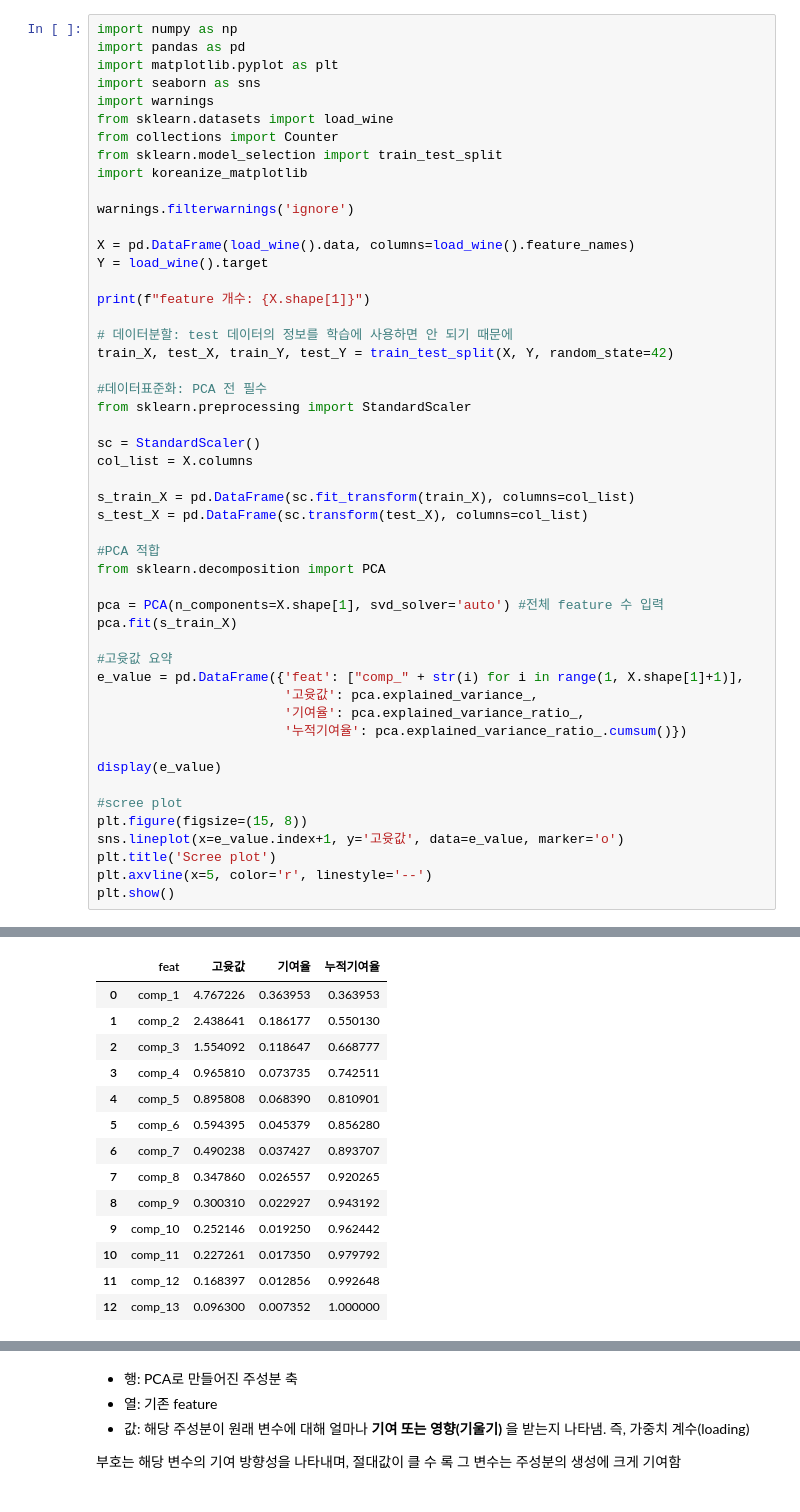
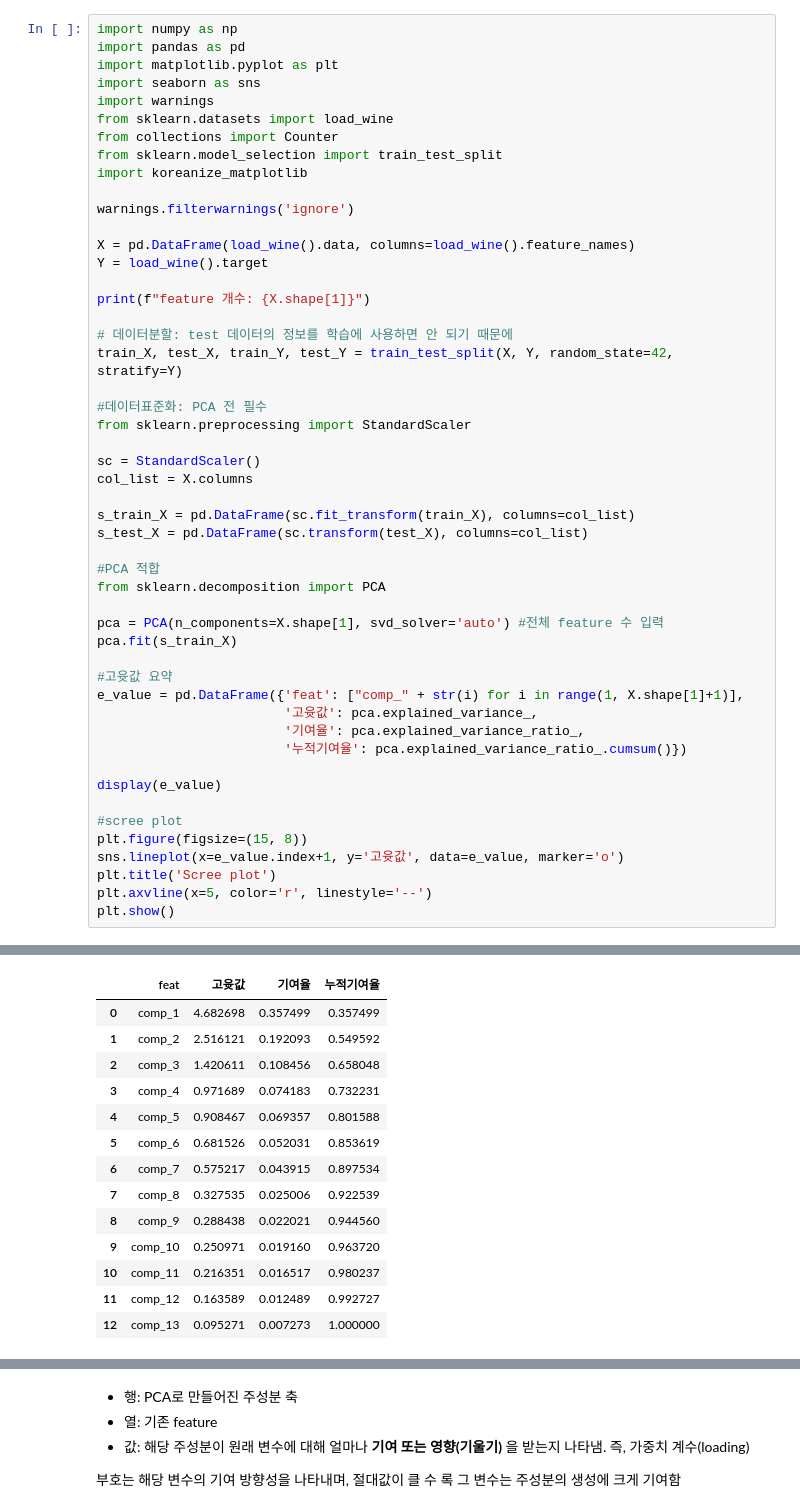
Before and after one commit to qiwerr1004/ADP_go, a Jupyter notebook: final/book/CHAP10.비지도학습.ipynb, the cells around one changed output, grey strips where cells are left out. Drawn from its saved outputs; the diff is of its cells as text.

```diff
--- a/final/book/CHAP10.비지도학습.ipynb
+++ b/final/book/CHAP10.비지도학습.ipynb
@@ -41,50 +41,50 @@ Y = load_wine().target
 print(f"feature 개수: {X.shape[1]}")
 
 # 데이터분할: test 데이터의 정보를 학습에 사용하면 안 되기 때문에
-train_X, test_X, train_Y, test_Y = train_test_split(X, Y, random_state=42)
+train_X, test_X, train_Y, test_Y = train_test_split(X, Y, random_state=42, stratify=Y)
 
 #데이터표준화: PCA 전 필수
 from sklearn.preprocessing import StandardScaler
 
 sc = StandardScaler()
 col_list = X.columns
 
 s_train_X = pd.DataFrame(sc.fit_transform(train_X), columns=col_list)
 s_test_X = pd.DataFrame(sc.transform(test_X), columns=col_list)
 
 #PCA 적합
 from sklearn.decomposition import PCA
 
 pca = PCA(n_components=X.shape[1], svd_solver='auto') #전체 feature 수 입력
 pca.fit(s_train_X)
 
 #고윳값 요약
 e_value = pd.DataFrame({'feat': ["comp_" + str(i) for i in range(1, X.shape[1]+1)],
                         '고윳값': pca.explained_variance_,
                         '기여율': pca.explained_variance_ratio_,
                         '누적기여율': pca.explained_variance_ratio_.cumsum()})
 
 display(e_value)
 
 #scree plot
 plt.figure(figsize=(15, 8))
 sns.lineplot(x=e_value.index+1, y='고윳값', data=e_value, marker='o')
 plt.title('Scree plot')
 plt.axvline(x=5, color='r', linestyle='--')
 plt.show()
 # %% [output]
 feature 개수: 13
 |  | feat | 고윳값 | 기여율 | 누적기여율 |
-| 0 | comp_1 | 4.767226 | 0.363953 | 0.363953 |
-| 1 | comp_2 | 2.438641 | 0.186177 | 0.550130 |
-| 2 | comp_3 | 1.554092 | 0.118647 | 0.668777 |
-| 3 | comp_4 | 0.965810 | 0.073735 | 0.742511 |
-| 4 | comp_5 | 0.895808 | 0.068390 | 0.810901 |
-| 5 | comp_6 | 0.594395 | 0.045379 | 0.856280 |
-| 6 | comp_7 | 0.490238 | 0.037427 | 0.893707 |
-| 7 | comp_8 | 0.347860 | 0.026557 | 0.920265 |
-| 8 | comp_9 | 0.300310 | 0.022927 | 0.943192 |
-| 9 | comp_10 | 0.252146 | 0.019250 | 0.962442 |
-| 10 | comp_11 | 0.227261 | 0.017350 | 0.979792 |
-| 11 | comp_12 | 0.168397 | 0.012856 | 0.992648 |
-| 12 | comp_13 | 0.096300 | 0.007352 | 1.000000 |
+| 0 | comp_1 | 4.682698 | 0.357499 | 0.357499 |
+| 1 | comp_2 | 2.516121 | 0.192093 | 0.549592 |
+| 2 | comp_3 | 1.420611 | 0.108456 | 0.658048 |
+| 3 | comp_4 | 0.971689 | 0.074183 | 0.732231 |
+| 4 | comp_5 | 0.908467 | 0.069357 | 0.801588 |
+| 5 | comp_6 | 0.681526 | 0.052031 | 0.853619 |
+| 6 | comp_7 | 0.575217 | 0.043915 | 0.897534 |
+| 7 | comp_8 | 0.327535 | 0.025006 | 0.922539 |
+| 8 | comp_9 | 0.288438 | 0.022021 | 0.944560 |
+| 9 | comp_10 | 0.250971 | 0.019160 | 0.963720 |
+| 10 | comp_11 | 0.216351 | 0.016517 | 0.980237 |
+| 11 | comp_12 | 0.163589 | 0.012489 | 0.992727 |
+| 12 | comp_13 | 0.095271 | 0.007273 | 1.000000 |
```
Also changed, not shown: parts of 76 cells of this notebook.
